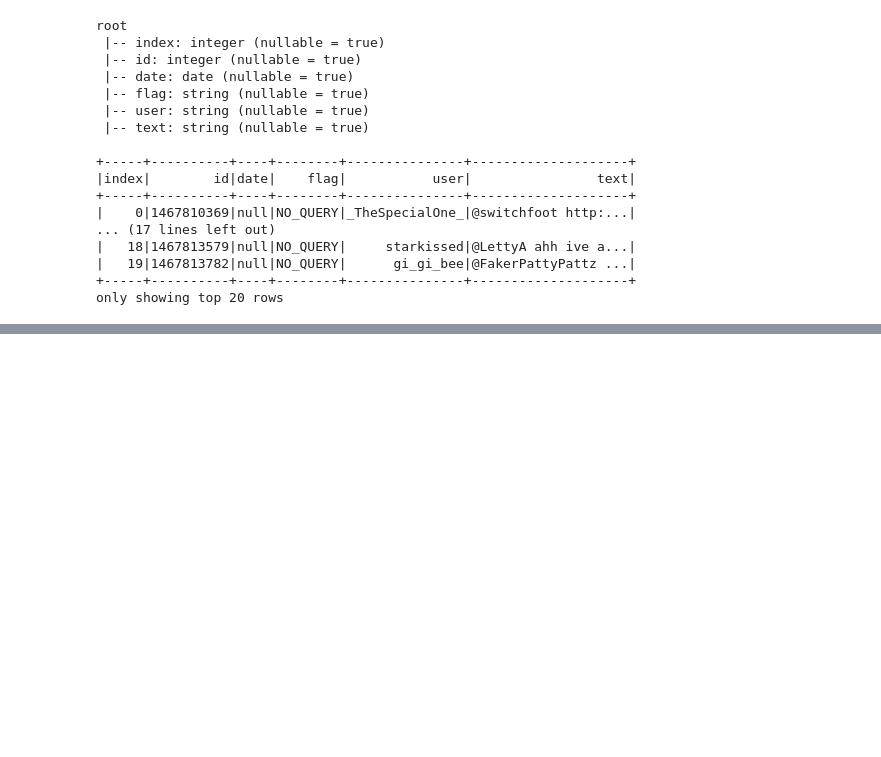
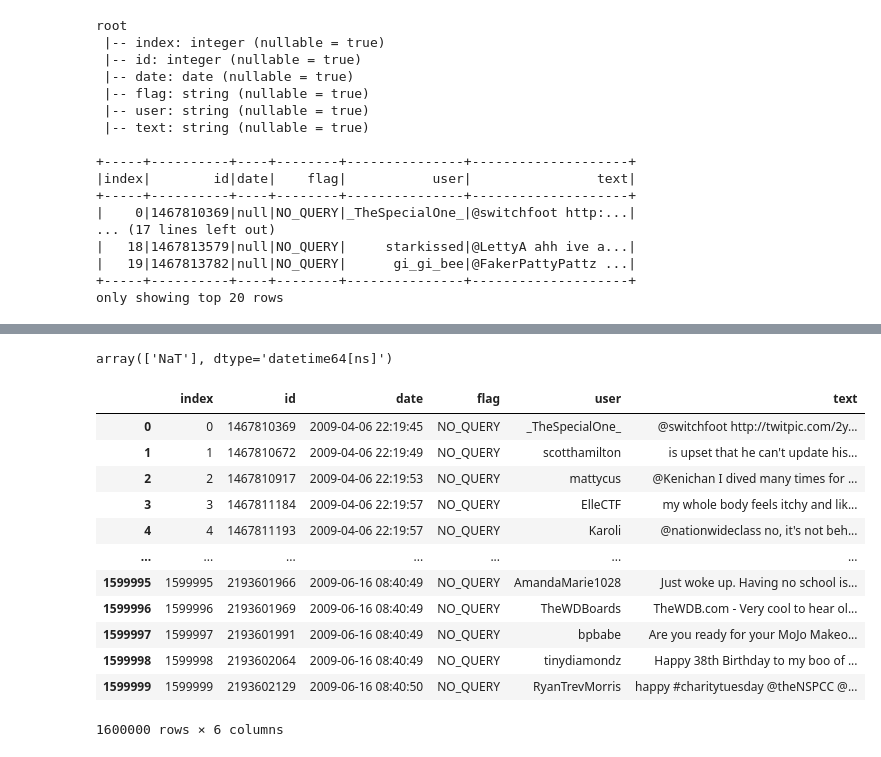
Before and after one commit to Carloselrecharlie/BD_assessment, a Jupyter notebook: sba22448_Integrated_CA.ipynb, the cells around one changed output, grey strips where cells are left out. Cells and saved outputs as stored; diff of their text form; code cells hidden in the pictures; blank space fills up the shorter version.

```diff
--- a/sba22448_Integrated_CA.ipynb
+++ b/sba22448_Integrated_CA.ipynb
@@ -71,0 +139,25 @@ pd.read_csv('ProjectTweets.csv')
+# %%
+df['date'].unique()
+# %% [output]
+array(['NaT'], dtype='datetime64[ns]')
+# %%
+df = pd.read_csv('ProjectTweets.csv',header=None, names=columns)
+
+# Convert the "date" column to date format without specifying format
+df['date'] = pd.to_datetime(df['date'], errors='coerce', infer_datetime_format=True)
+
+df
+# %% [output]
+|  | index | id | date | flag | user | text |
+| 0 | 0 | 1467810369 | 2009-04-06 22:19:45 | NO_QUERY | _TheSpecialOne_ | @switchfoot http://twitpic.com/2y... |
+| 1 | 1 | 1467810672 | 2009-04-06 22:19:49 | NO_QUERY | scotthamilton | is upset that he can't update his... |
+| 2 | 2 | 1467810917 | 2009-04-06 22:19:53 | NO_QUERY | mattycus | @Kenichan I dived many times for ... |
+| 3 | 3 | 1467811184 | 2009-04-06 22:19:57 | NO_QUERY | ElleCTF | my whole body feels itchy and lik... |
+| 4 | 4 | 1467811193 | 2009-04-06 22:19:57 | NO_QUERY | Karoli | @nationwideclass no, it's not beh... |
+| ... | ... | ... | ... | ... | ... | ... |
+| 1599995 | 1599995 | 2193601966 | 2009-06-16 08:40:49 | NO_QUERY | AmandaMarie1028 | Just woke up. Having no school is... |
+| 1599996 | 1599996 | 2193601969 | 2009-06-16 08:40:49 | NO_QUERY | TheWDBoards | TheWDB.com - Very cool to hear ol... |
+| 1599997 | 1599997 | 2193601991 | 2009-06-16 08:40:49 | NO_QUERY | bpbabe | Are you ready for your MoJo Makeo... |
+| 1599998 | 1599998 | 2193602064 | 2009-06-16 08:40:49 | NO_QUERY | tinydiamondz | Happy 38th Birthday to my boo of ... |
+| 1599999 | 1599999 | 2193602129 | 2009-06-16 08:40:50 | NO_QUERY | RyanTrevMorris | happy #charitytuesday @theNSPCC @... |
+1600000 rows × 6 columns
```
Also changed, not shown: parts of 14 cells of this notebook, 1 other file.
